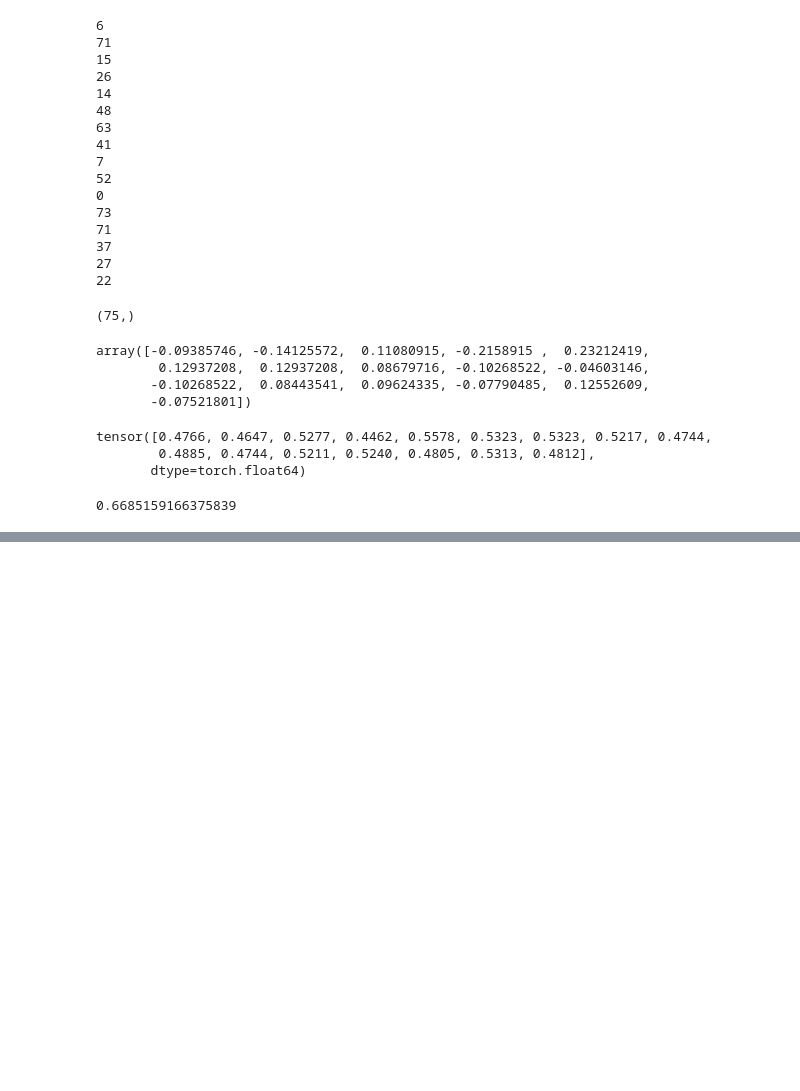
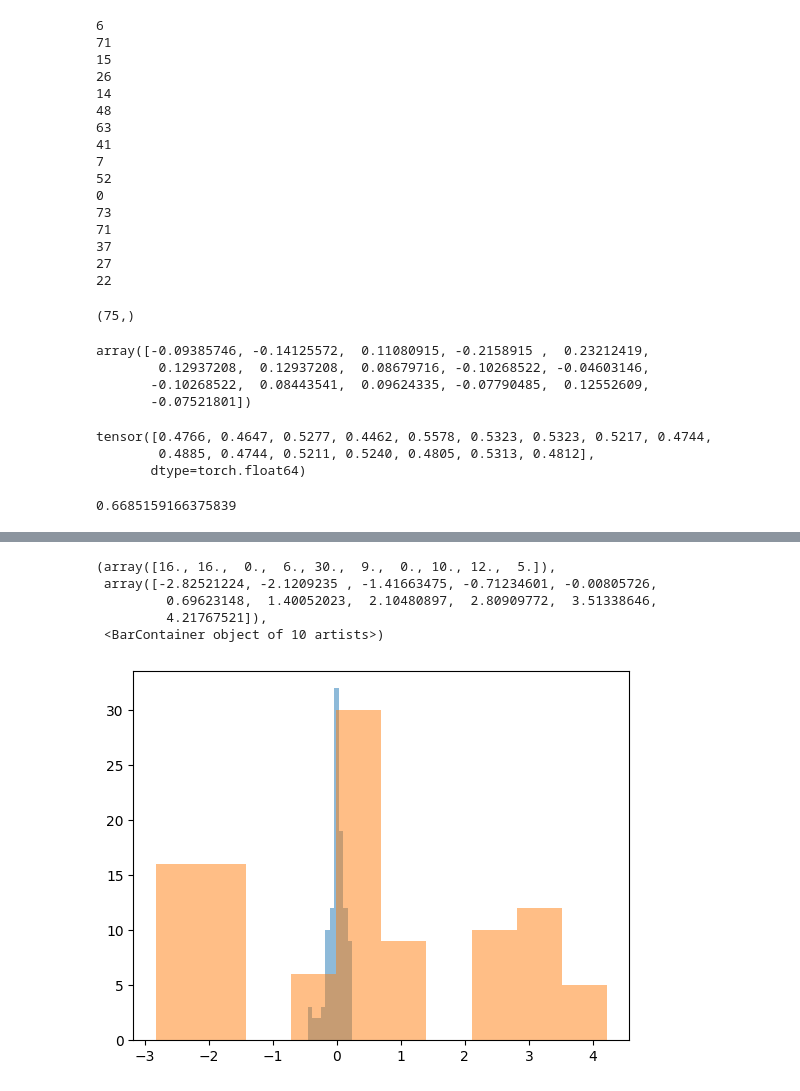
Before and after one commit to ettoreh/PA-DI-PML-H-B, a Jupyter notebook: content/networks/mlpNet/test.ipynb, the cells around one changed output, grey strips where cells are left out. Cells and saved outputs as stored; diff of their text form; code cells hidden in the pictures; blank space fills up the shorter version.

```diff
--- a/content/networks/mlpNet/test.ipynb
+++ b/content/networks/mlpNet/test.ipynb
@@ -201,0 +232,13 @@ array([[0., 0., 0., ..., 0., 0., 0.],
+# %%
+xwm = np.dot(X, wwm.flatten())
+x = np.dot(X, w.flatten())
+
+plt.hist(x, alpha=0.5)
+plt.hist(xwm, alpha=0.5)
+# %% [output]
+(array([16., 16.,  0.,  6., 30.,  9.,  0., 10., 12.,  5.]),
+ array([-2.82521224, -2.1209235 , -1.41663475, -0.71234601, -0.00805726,
+         0.69623148,  1.40052023,  2.10480897,  2.80909772,  3.51338646,
+         4.21767521]),
+ <BarContainer object of 10 artists>)
+[figure, added]
```
Also changed, not shown: parts of 14 cells of this notebook, 9 other files.
